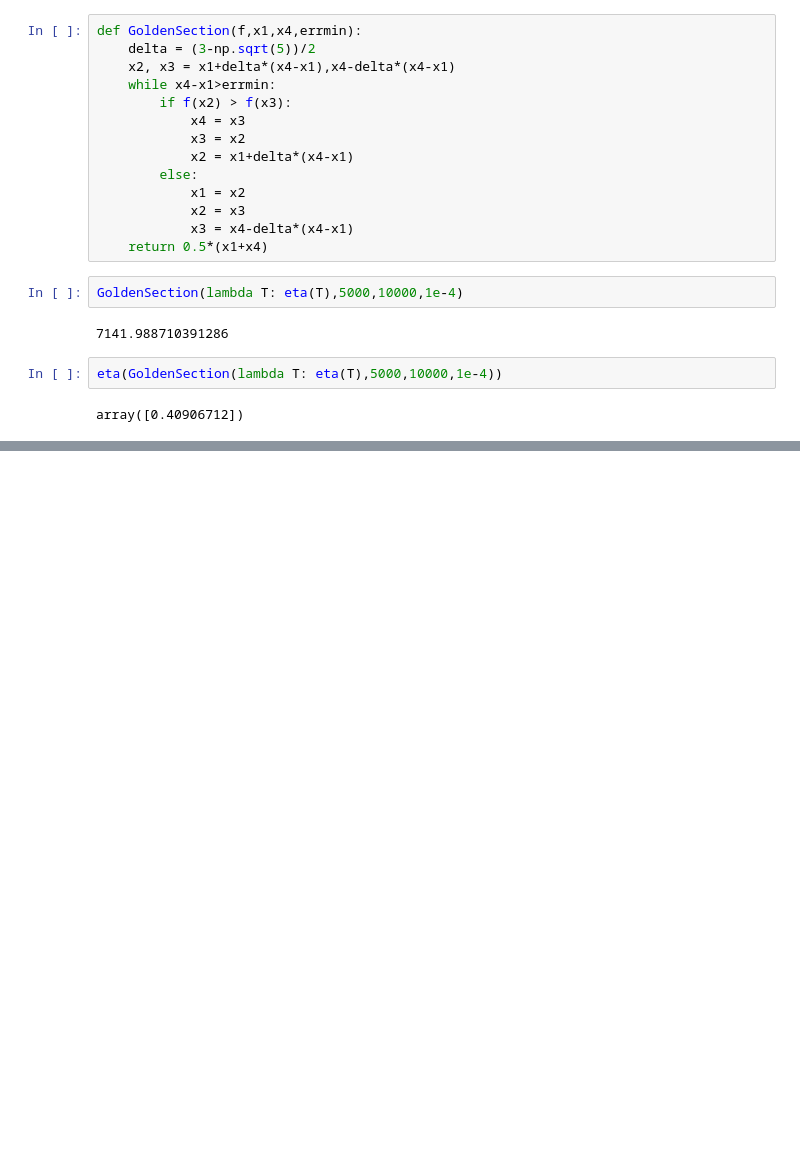
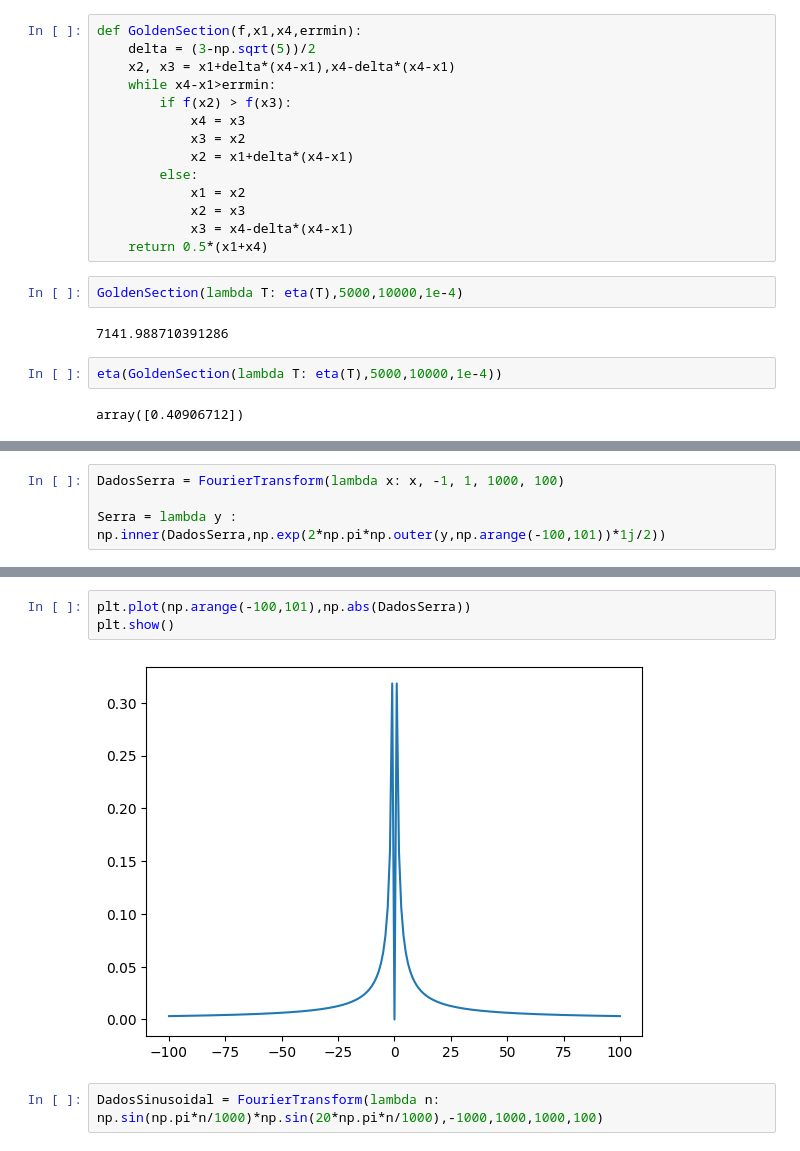
Before and after one commit to KonoEmllikDa/Fisica-Computacional, a Jupyter notebook: Física Computacional.ipynb, the cells around one changed output, grey strips where cells are left out. Cells and saved outputs as stored; diff of their text form; blank space fills up the shorter version.

```diff
--- a/Física Computacional.ipynb
+++ b/Física Computacional.ipynb
@@ -1547,0 +1572,4 @@ array([0.40906712])
+# %%
+DadosSerra = FourierTransform(lambda x: x, -1, 1, 1000, 100)
+
+Serra = lambda y : np.inner(DadosSerra,np.exp(2*np.pi*np.outer(y,np.arange(-100,101))*1j/2))
@@ -1547,0 +1580,7 @@ array([0.40906712])
+# %%
+plt.plot(np.arange(-100,101),np.abs(DadosSerra))
+plt.show()
+# %% [output]
+[figure, added]
+# %%
+DadosSinusoidal = FourierTransform(lambda n: np.sin(np.pi*n/1000)*np.sin(20*np.pi*n/1000),-1000,1000,1000,100)
```
Also changed, not shown: parts of 9 cells of this notebook.
